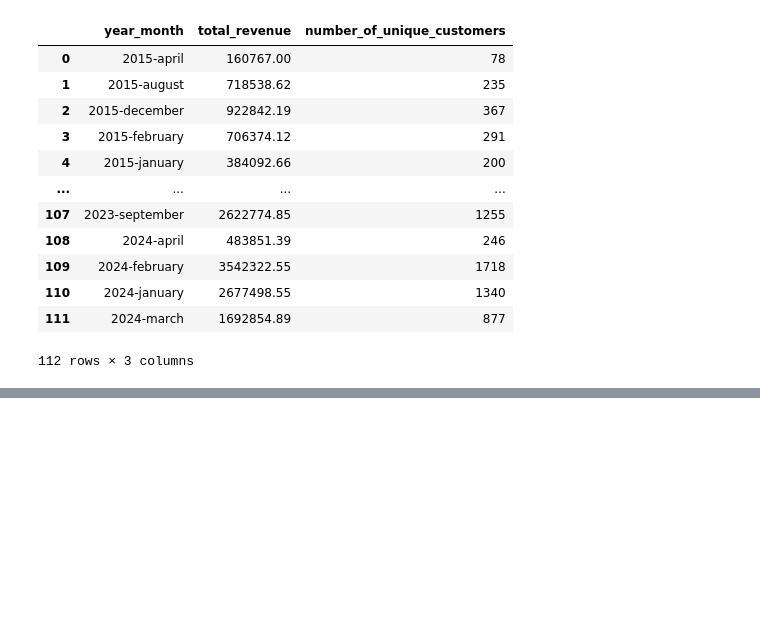
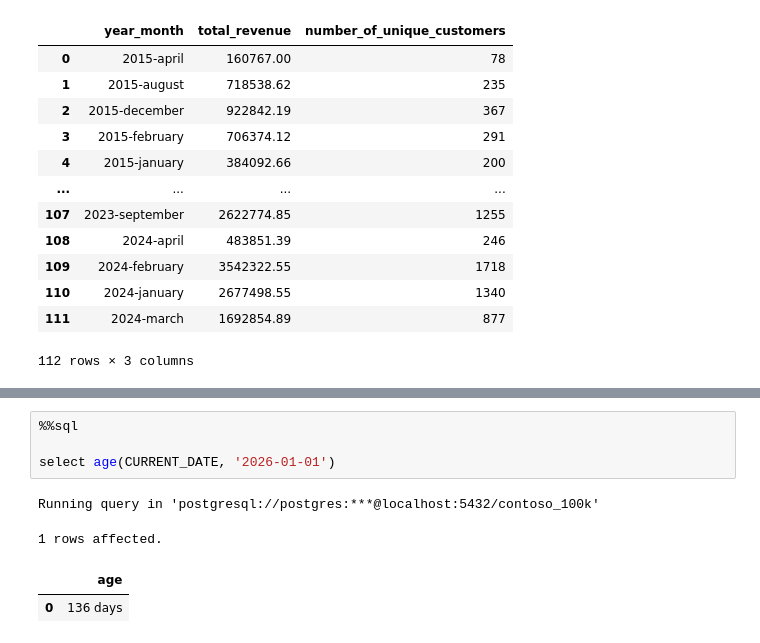
Before and after one commit to BoumrarMohamedAmine52/DASQL, a Jupyter notebook: Resources/Blank_SQL_Notebook.ipynb, the cells around one changed output, grey strips where cells are left out. Cells and saved outputs as stored; diff of their text form; blank space fills up the shorter version.

```diff
--- a/Resources/Blank_SQL_Notebook.ipynb
+++ b/Resources/Blank_SQL_Notebook.ipynb
@@ -533,0 +596,9 @@ Running query in 'postgresql://postgres:***@localhost:5432/contoso_100k'
+# %%
+%%sql
+
+select age(CURRENT_DATE, '2026-01-01')
+# %% [output]
+Running query in 'postgresql://postgres:***@localhost:5432/contoso_100k'
+1 rows affected.
+|  | age |
+| 0 | 136 days |
```
Also changed, not shown: parts of 9 cells of this notebook.
